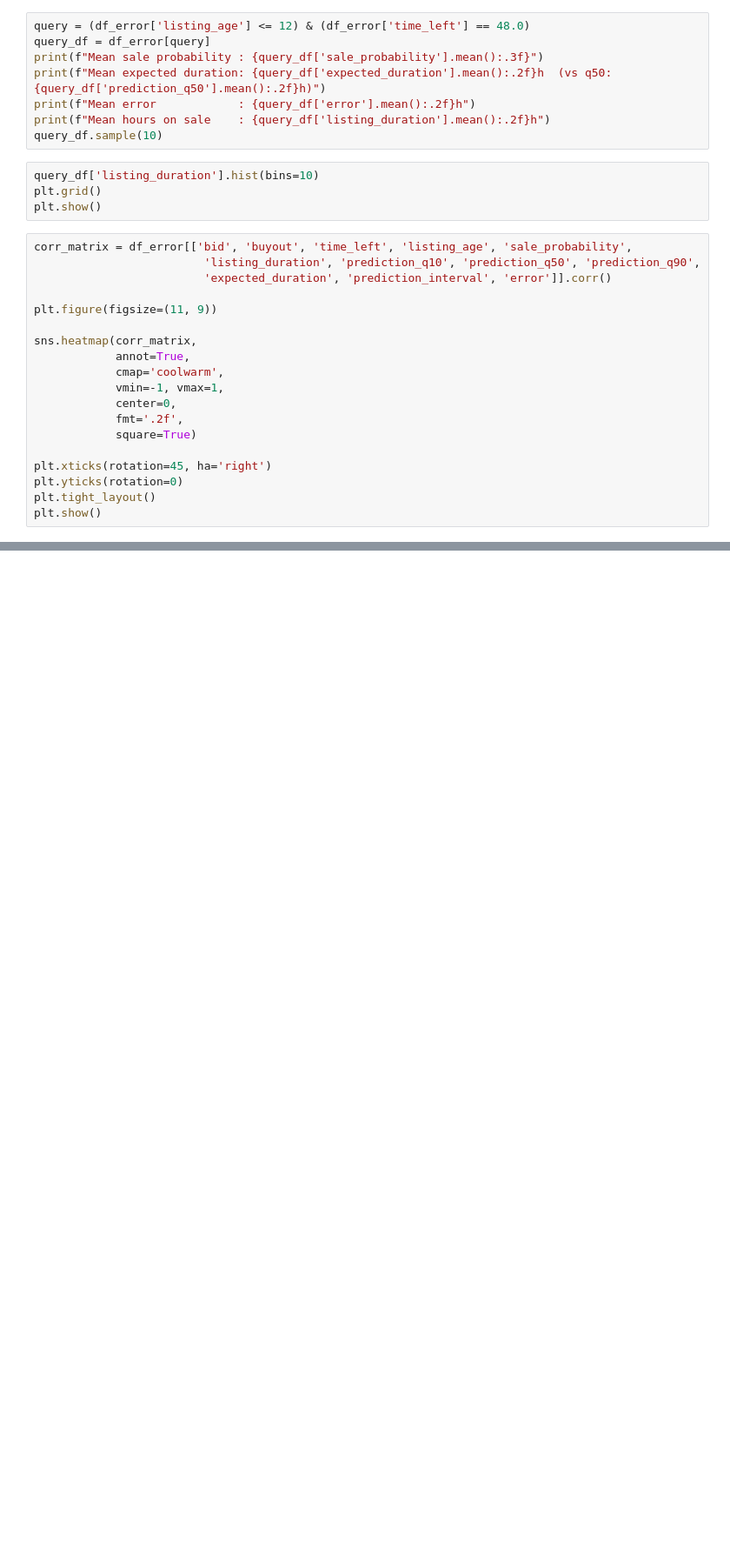
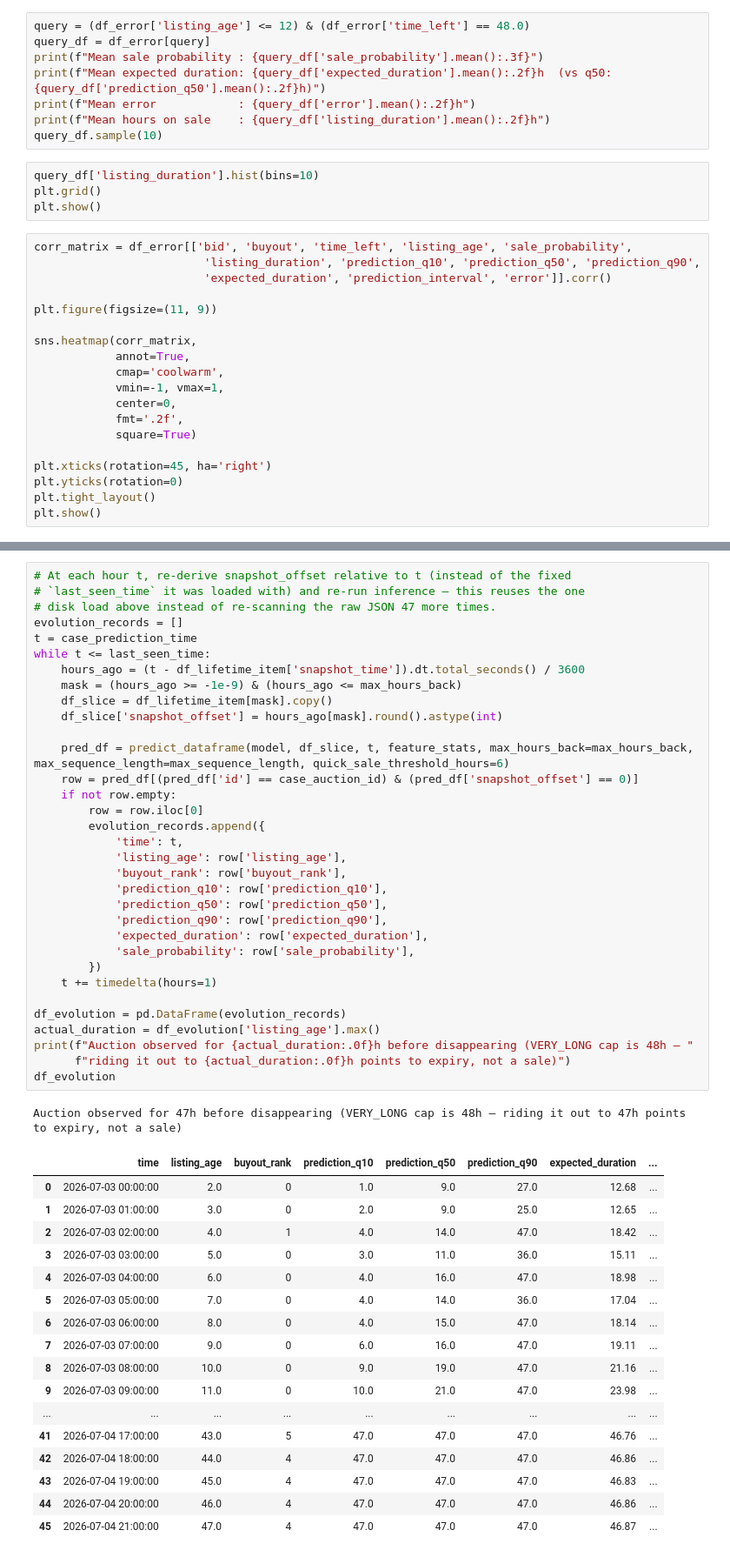
Before and after one commit to AngelUrq/auction_classic, a Jupyter notebook: notebooks/transformer_evaluation.ipynb, the cells around one changed output, grey strips where cells are left out. Shown at 87% size. Drawn from its saved outputs; the diff is of its cells as text; blank space fills up the shorter version.

```diff
--- a/notebooks/transformer_evaluation.ipynb
+++ b/notebooks/transformer_evaluation.ipynb
@@ -348,0 +618,52 @@ plt.show()
+# %%
+# At each hour t, re-derive snapshot_offset relative to t (instead of the fixed
+# `last_seen_time` it was loaded with) and re-run inference — this reuses the one
+# disk load above instead of re-scanning the raw JSON 47 more times.
+evolution_records = []
+t = case_prediction_time
+while t <= last_seen_time:
+    hours_ago = (t - df_lifetime_item['snapshot_time']).dt.total_seconds() / 3600
+    mask = (hours_ago >= -1e-9) & (hours_ago <= max_hours_back)
+    df_slice = df_lifetime_item[mask].copy()
+    df_slice['snapshot_offset'] = hours_ago[mask].round().astype(int)
+
+    pred_df = predict_dataframe(model, df_slice, t, feature_stats, max_hours_back=max_hours_back, max_sequence_length=max_sequence_length, quick_sale_threshold_hours=6)
+    row = pred_df[(pred_df['id'] == case_auction_id) & (pred_df['snapshot_offset'] == 0)]
+    if not row.empty:
+        row = row.iloc[0]
+        evolution_records.append({
+            'time': t,
+            'listing_age': row['listing_age'],
+            'buyout_rank': row['buyout_rank'],
+            'prediction_q10': row['prediction_q10'],
+            'prediction_q50': row['prediction_q50'],
+            'prediction_q90': row['prediction_q90'],
+            'expected_duration': row['expected_duration'],
+            'sale_probability': row['sale_probability'],
+        })
+    t += timedelta(hours=1)
+
+df_evolution = pd.DataFrame(evolution_records)
+actual_duration = df_evolution['listing_age'].max()
+print(f"Auction observed for {actual_duration:.0f}h before disappearing (VERY_LONG cap is 48h — "
+      f"riding it out to {actual_duration:.0f}h points to expiry, not a sale)")
+df_evolution
+# %% [output]
+Auction observed for 47h before disappearing (VERY_LONG cap is 48h — riding it out to 47h points to expiry, not a sale)
+|  | time | listing_age | buyout_rank | prediction_q10 | prediction_q50 | prediction_q90 | expected_duration | ... |
+| 0 | 2026-07-03 00:00:00 | 2.0 | 0 | 1.0 | 9.0 | 27.0 | 12.68 | ... |
+| 1 | 2026-07-03 01:00:00 | 3.0 | 0 | 2.0 | 9.0 | 25.0 | 12.65 | ... |
+| 2 | 2026-07-03 02:00:00 | 4.0 | 1 | 4.0 | 14.0 | 47.0 | 18.42 | ... |
+| 3 | 2026-07-03 03:00:00 | 5.0 | 0 | 3.0 | 11.0 | 36.0 | 15.11 | ... |
+| 4 | 2026-07-03 04:00:00 | 6.0 | 0 | 4.0 | 16.0 | 47.0 | 18.98 | ... |
+| 5 | 2026-07-03 05:00:00 | 7.0 | 0 | 4.0 | 14.0 | 36.0 | 17.04 | ... |
+| 6 | 2026-07-03 06:00:00 | 8.0 | 0 | 4.0 | 15.0 | 47.0 | 18.14 | ... |
+| 7 | 2026-07-03 07:00:00 | 9.0 | 0 | 6.0 | 16.0 | 47.0 | 19.11 | ... |
+| 8 | 2026-07-03 08:00:00 | 10.0 | 0 | 9.0 | 19.0 | 47.0 | 21.16 | ... |
+| 9 | 2026-07-03 09:00:00 | 11.0 | 0 | 10.0 | 21.0 | 47.0 | 23.98 | ... |
+| ... | ... | ... | ... | ... | ... | ... | ... | ... |
+| 41 | 2026-07-04 17:00:00 | 43.0 | 5 | 47.0 | 47.0 | 47.0 | 46.76 | ... |
+| 42 | 2026-07-04 18:00:00 | 44.0 | 4 | 47.0 | 47.0 | 47.0 | 46.86 | ... |
+| 43 | 2026-07-04 19:00:00 | 45.0 | 4 | 47.0 | 47.0 | 47.0 | 46.83 | ... |
+| 44 | 2026-07-04 20:00:00 | 46.0 | 4 | 47.0 | 47.0 | 47.0 | 46.86 | ... |
+| 45 | 2026-07-04 21:00:00 | 47.0 | 4 | 47.0 | 47.0 | 47.0 | 46.87 | ... |
```
Also changed, not shown: parts of 25 cells of this notebook, 6 other files.
